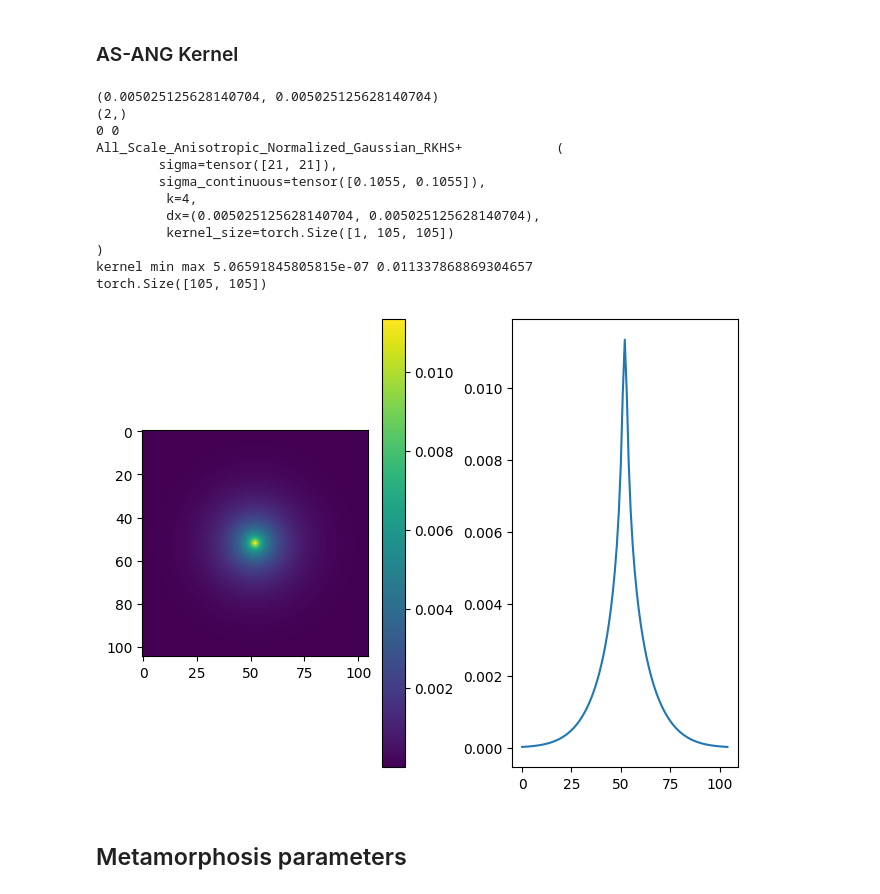
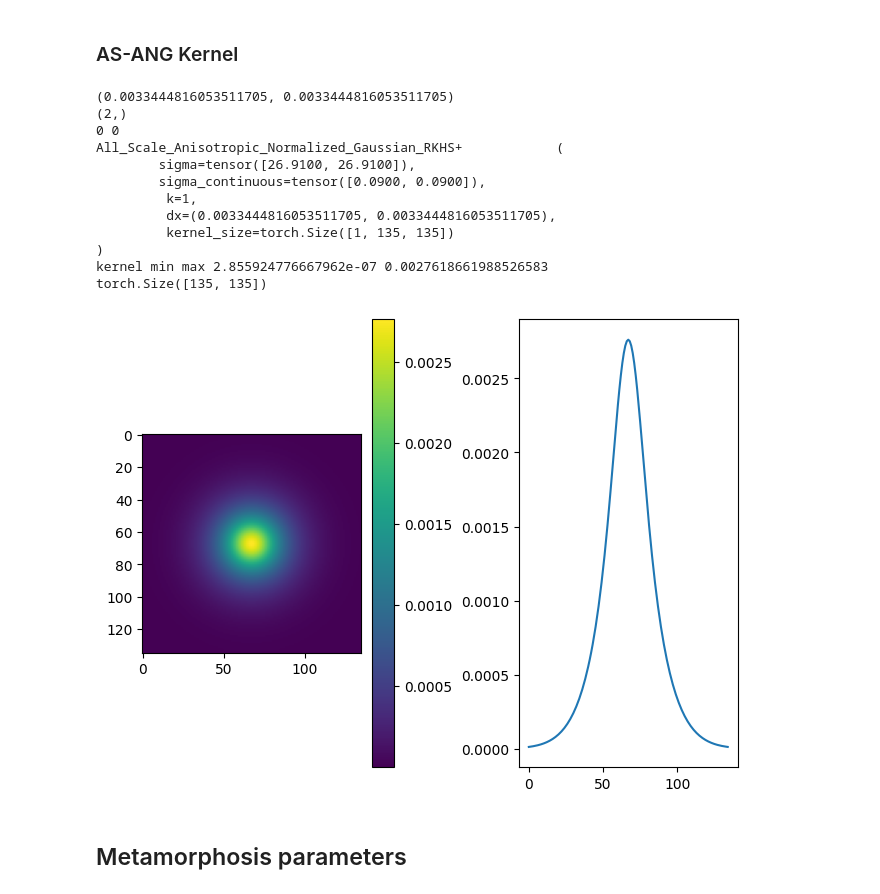
Before and after one commit to antonfrancois/Demeter_metamorphosis, a Jupyter notebook: draft/shooting_vs_pathoptim.ipynb, the cells around one changed output. Cells and saved outputs as stored; diff of their text form; code cells hidden in the pictures.

```diff
--- a/draft/shooting_vs_pathoptim.ipynb
+++ b/draft/shooting_vs_pathoptim.ipynb
@@ -297,7 +297,7 @@ device = torch.device("cuda:0" if torch.cuda.is_available() else "cpu")
 size = (300,300)
 # source,target, name = experience_1(size,.1)
 # source,target, name = experience_2((200,400),.08)
-source,target, name = experience_3((200,200),.08)
+source,target, name = experience_3(size,.08)
 # source,target, name = experience_4(size)
 
 path_save = ROOT_DIRECTORY + f"/examples/results/simplex_result/{name}/"
@@ -323,7 +323,8 @@ data_cost = mt.Ssd_normalized(target)
 dx = tuple([1./(s-1) for s in source.shape[2:]])
 # dx = (1,1)
 print(dx)
-s=0.07
+# s=0.07
+s = 0.08
 sigma = (s,s)
 # sigma = (3,9)
 kernelOperator = rk.VolNormalizedGaussianRKHS(
@@ -352,48 +353,48 @@ VolNormalizedGaussianRKHS,2D
 data_cost = mt.Ssd_normalized(target)
 dx = tuple([1./(s-1) for s in source.shape[2:]])
 # dx = (1,1)
 print(dx)
-# s=0.03
+s=0.09
+sigma = (s,s)
+# s = 21
 # sigma = (s,s)
-s = 21
-sigma = (s,s)
 kernelOperator = rk.All_Scale_Anisotropic_Normalized_Gaussian_RKHS(
         sigma=sigma,
-        sigma_convention='pixel', # by passing 'continuous' we specify that sigma is continuous and compute sigma_pixel using dx
-        k = 4,
+        sigma_convention='continuous', # by passing 'continuous' we specify that sigma is continuous and compute sigma_pixel using dx
+        k = 1,
         dx=dx,
-        # kernel_size = [150,150]
+        # kernel_size = [200,200]
     )
 print(kernelOperator)
 
 # image = kernelOperator(source.cpu())
 # print("image min max",image.min(), image.max())
 
 print("kernel min max",kernelOperator.kernel.min().item(), kernelOperator.kernel.max().item())
 # print("diff min max :",kernelOperator.kernel.max().item() - kernelOperator.kernel.min().item())
 
 kernel  = kernelOperator.kernel[0].cpu()
 print(kernel.shape)
 h,w  = kernel.shape
 fig,ax = plt.subplots(1,2, constrained_layout=True)
 a = ax[0].imshow(kernel)
 fig.colorbar(a, ax=ax[0])
 ax[1].plot(kernel[h//2])
 plt.show()
 # %% [output]
-(0.005025125628140704, 0.005025125628140704)
+(0.0033444816053511705, 0.0033444816053511705)
 (2,)
 0 0
 All_Scale_Anisotropic_Normalized_Gaussian_RKHS+            (
-        sigma=tensor([21, 21]),
-        sigma_continuous=tensor([0.1055, 0.1055]),
-         k=4,
-         dx=(0.005025125628140704, 0.005025125628140704),
-         kernel_size=torch.Size([1, 105, 105])
+        sigma=tensor([26.9100, 26.9100]),
+        sigma_continuous=tensor([0.0900, 0.0900]),
+         k=1,
+         dx=(0.0033444816053511705, 0.0033444816053511705),
+         kernel_size=torch.Size([1, 135, 135])
 )
-kernel min max 5.06591845805815e-07 0.011337868869304657
-torch.Size([105, 105])
+kernel min max 2.855924776667962e-07 0.0027618661988526583
+torch.Size([135, 135])
-[figure, old version]
+[figure, new version]
 # %% [markdown]
 ## Metamorphosis parameters
 # %%
```
Also changed, not shown: parts of 9 cells of this notebook.
